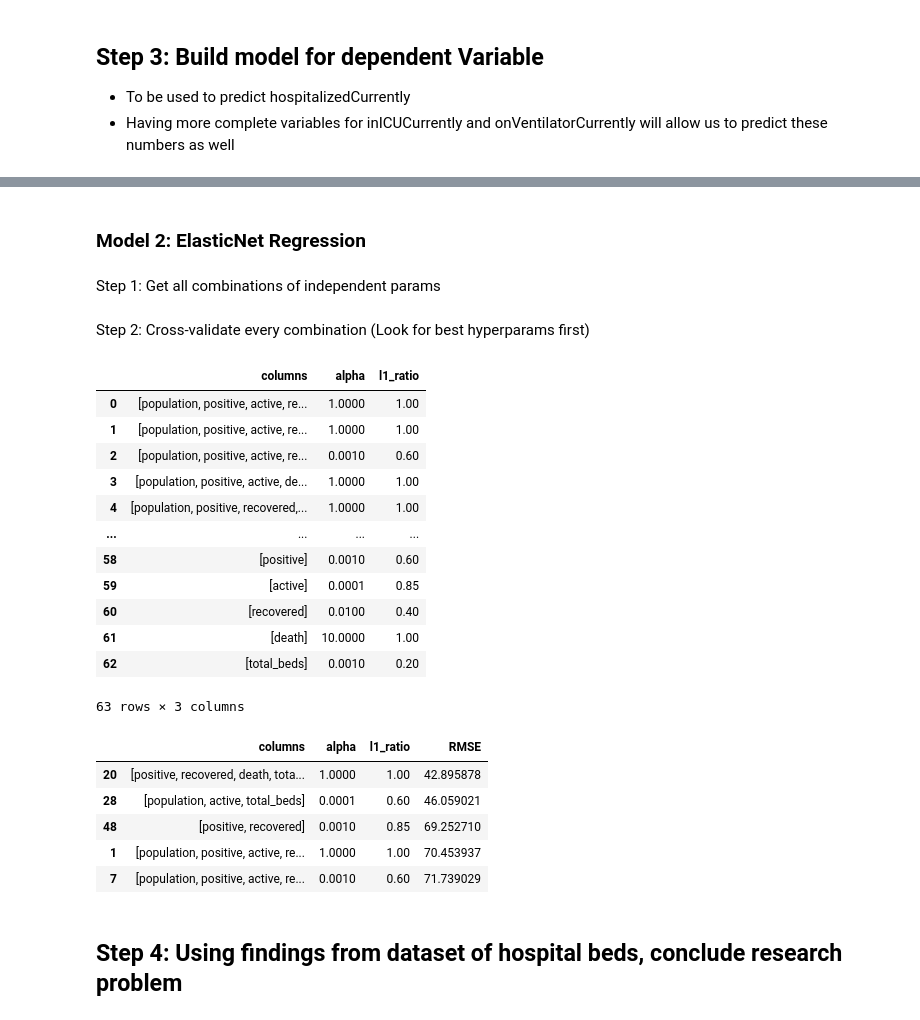
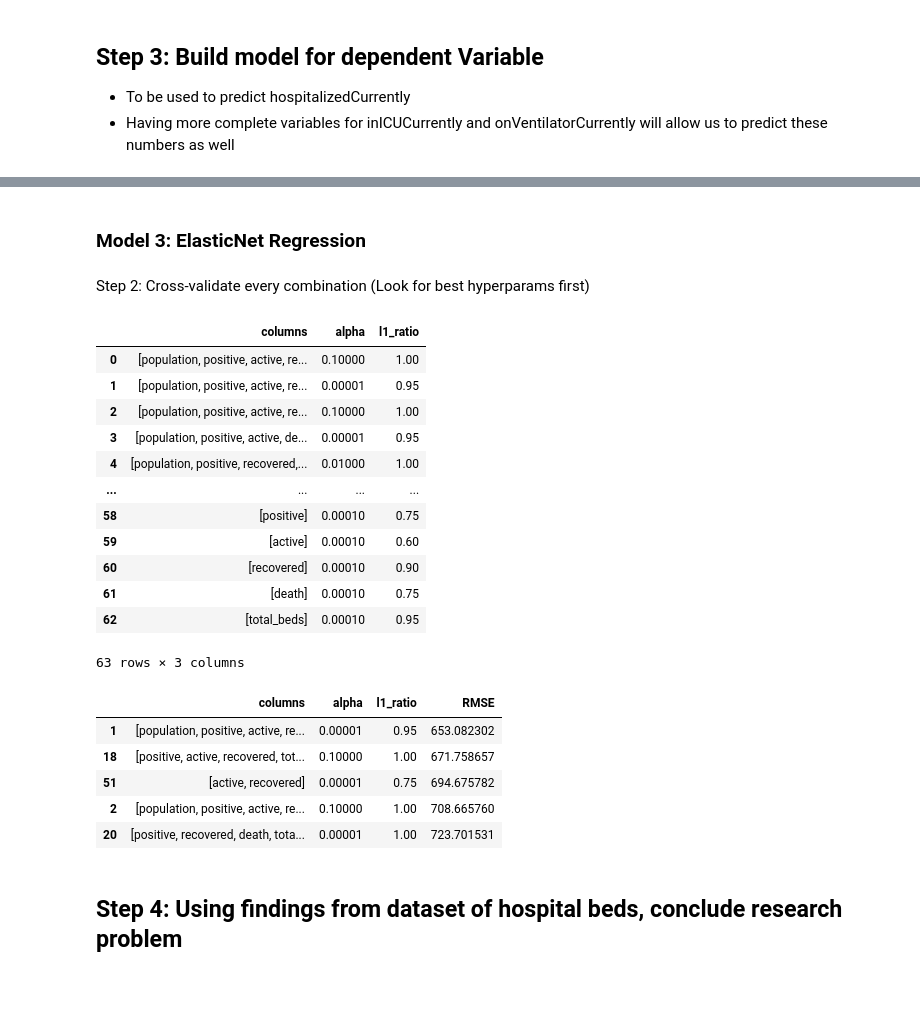
Before and after one commit to neilmizzi/COVID19, a Jupyter notebook: main.ipynb, the cells around one changed output, grey strips where cells are left out. Saved outputs shown, nothing was run; the diff lists cells and outputs as text; code cells hidden in the pictures; blank space fills up the shorter version.

```diff
--- a/main.ipynb
+++ b/main.ipynb
@@ -408 +412,12 @@ model_df.head()
+# %%
+import itertools
+split = 0.15
+
+independent_cols = [x for x in list(model_df.columns) if not(x in ['hospitalizedCurrently', 'inIcuCurrently', 'onVentilatorCurrently', 'date'])]
+
+comb_list = []
+len_ind = len(independent_cols)
+for i in range(len_ind):
+    sub_list = list(itertools.combinations(independent_cols, len_ind-i))
+    comb_list += list(list(x) for x in sub_list)
 # %% [markdown]
@@ -409,0 +453,10 @@ model_df.head()
+# %%
+X = model_df[['positive', 'active', 'recovered', 'total_beds']]
+y = model_df['hospitalizedCurrently']
+
+polynomial_features = PolynomialFeatures(degree=5)
+x_poly = polynomial_features.fit_transform(X)
+
+model = LinearRegression()
+model.fit(x_poly, y)
+y_poly_pred = model.predict(x_poly)
@@ -413,21 +468,7 @@ import itertools
 mse_df = {'param_comb': [],
 'score': []}
 
-independent_cols = [x for x in list(model_df.columns) if not(x in ['hospitalizedCurrently', 'inIcuCurrently', 'onVentilatorCurrently', 'date'])]
-
-max_keep = len(independent_cols) - 5
-
-param_comb = [list(x) for x in list(itertools.combinations(independent_cols, max_keep))
-+ list(itertools.combinations(independent_cols, max_keep+1))
-+ list(itertools.combinations(independent_cols, max_keep+2))
-+ list(itertools.combinations(independent_cols, max_keep+3))
-+ list(itertools.combinations(independent_cols, max_keep+4))
-+ [independent_cols]]
-combs = []
-for sublist in param_comb:
-    combs.append(list(sublist))
-
-for comb in combs:
+for comb in comb_list:
     # Independent vars
     X = model_df[comb]
 
@@ -455,4 +496,2 @@ mse_df.sort_values(by='score', ascending=True).head()
 # %% [markdown]
-### Model 2: ElasticNet Regression
+### Model 3: ElasticNet Regression
-# %% [markdown]
-Step 1: Get all combinations of independent params
@@ -475,10 +508,10 @@ for ind_cols in comb_list:
     X = model_df[ind_cols]
     y = model_df['hospitalizedCurrently']
 
-    X_train, X_test, y_train, y_test = train_test_split(X, y, test_size=0.1)
+    X_train, X_test, y_train, y_test = train_test_split(X, y, test_size=split)
 
     # Seek best params like we seek the COVID vaccine
-    elastic = ElasticNet(normalize=True, max_iter=100000000)
+    elastic = ElasticNet(normalize=True, max_iter=10000)
     search=GridSearchCV(estimator=elastic,param_grid={
         'alpha':np.logspace(-5, 2, 8),
         'l1_ratio':[.1, .2, .4, .6, .75, .8, .85, .9, .95, 1]},
@@ -496,42 +529,42 @@ cross_val_results = pd.DataFrame(cross_val_results)
 cross_val_results
 # %% [output]
 |  | columns | alpha | l1_ratio |
-| 0 | [population, positive, active, re... | 1.0000 | 1.00 |
-| 1 | [population, positive, active, re... | 1.0000 | 1.00 |
-| 2 | [population, positive, active, re... | 0.0010 | 0.60 |
-| 3 | [population, positive, active, de... | 1.0000 | 1.00 |
-| 4 | [population, positive, recovered,... | 1.0000 | 1.00 |
+| 0 | [population, positive, active, re... | 0.10000 | 1.00 |
+| 1 | [population, positive, active, re... | 0.00001 | 0.95 |
+| 2 | [population, positive, active, re... | 0.10000 | 1.00 |
+| 3 | [population, positive, active, de... | 0.00001 | 0.95 |
+| 4 | [population, positive, recovered,... | 0.01000 | 1.00 |
 | ... | ... | ... | ... |
-| 58 | [positive] | 0.0010 | 0.60 |
-| 59 | [active] | 0.0001 | 0.85 |
-| 60 | [recovered] | 0.0100 | 0.40 |
-| 61 | [death] | 10.0000 | 1.00 |
-| 62 | [total_beds] | 0.0010 | 0.20 |
+| 58 | [positive] | 0.00010 | 0.75 |
+| 59 | [active] | 0.00010 | 0.60 |
+| 60 | [recovered] | 0.00010 | 0.90 |
+| 61 | [death] | 0.00010 | 0.75 |
+| 62 | [total_beds] | 0.00010 | 0.95 |
 63 rows × 3 columns
 # %%
 rmse_list = []
 for i, row in cross_val_results.iterrows():
     alpha = cross_val_results.at[i, 'alpha']
     l1 = cross_val_results.at[i, 'l1_ratio']
 
     X = model_df[cross_val_results.at[i, 'columns']]
     y = model_df['hospitalizedCurrently']
 
-    X_train, X_test, y_train, y_test = train_test_split(X, y, test_size=0.1)
-    elastic = ElasticNet(normalize=True, alpha=alpha, l1_ratio=l1, max_iter=100000000)
+    X_train, X_test, y_train, y_test = train_test_split(X, y, test_size=split)
+    elastic = ElasticNet(normalize=True, alpha=alpha, l1_ratio=l1, max_iter=10000)
     elastic.fit(X_train,y_train)
     rmse=(np.sqrt(mean_squared_error(y_true=y_test,y_pred=elastic.predict(X_test))))
     rmse_list.append(rmse)
 
 cross_val_results['RMSE'] = rmse_list
 
 cross_val_results.sort_values(by='RMSE', ascending=True).head()
 # %% [output]
 |  | columns | alpha | l1_ratio | RMSE |
-| 20 | [positive, recovered, death, tota... | 1.0000 | 1.00 | 42.895878 |
-| 28 | [population, active, total_beds] | 0.0001 | 0.60 | 46.059021 |
-| 48 | [positive, recovered] | 0.0010 | 0.85 | 69.252710 |
-| 1 | [population, positive, active, re... | 1.0000 | 1.00 | 70.453937 |
-| 7 | [population, positive, active, re... | 0.0010 | 0.60 | 71.739029 |
+| 1 | [population, positive, active, re... | 0.00001 | 0.95 | 653.082302 |
+| 18 | [positive, active, recovered, tot... | 0.10000 | 1.00 | 671.758657 |
+| 51 | [active, recovered] | 0.00001 | 0.75 | 694.675782 |
+| 2 | [population, positive, active, re... | 0.10000 | 1.00 | 708.665760 |
+| 20 | [positive, recovered, death, tota... | 0.00001 | 1.00 | 723.701531 |
 # %% [markdown]
 ## Step 4: Using findings from dataset of hospital beds, conclude research problem
```
Also changed, not shown: parts of 14 cells of this notebook.
